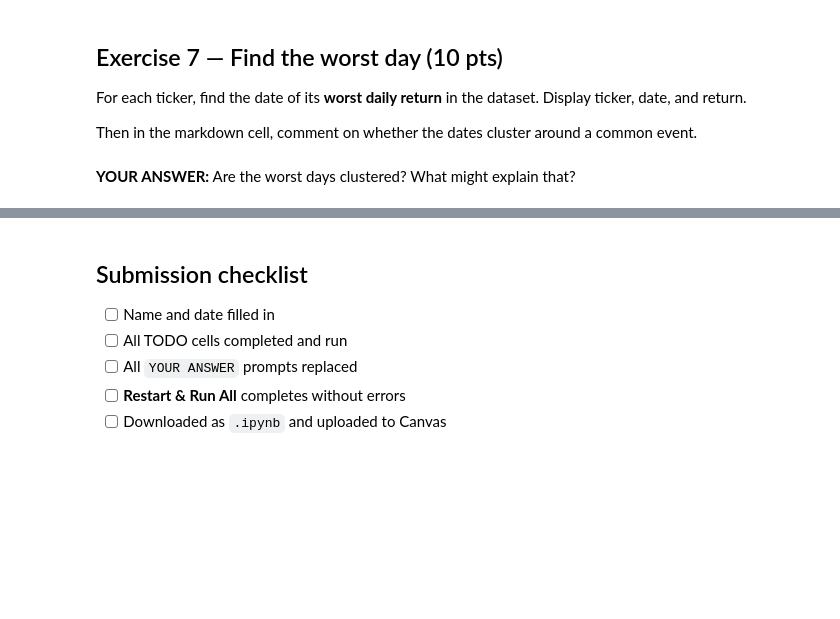
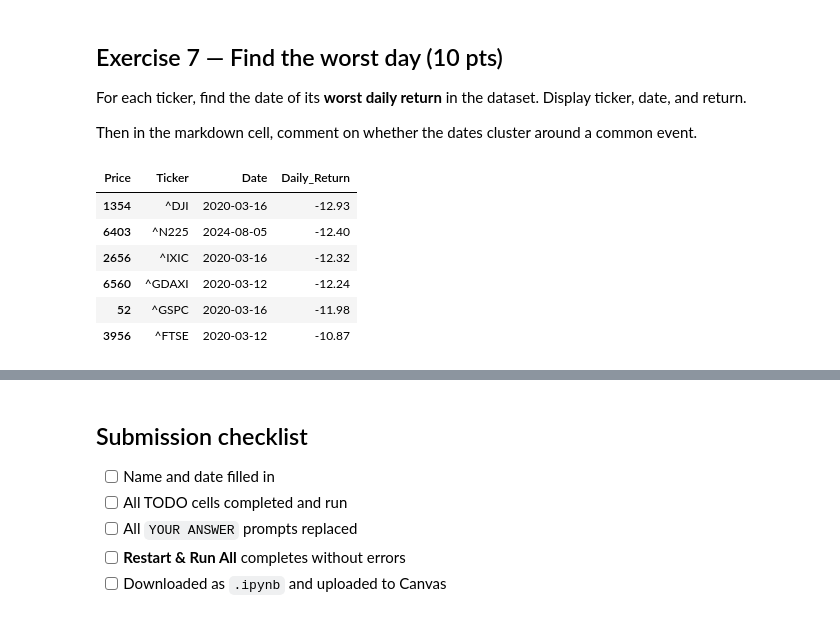
Before and after one commit to stewari23/ITCS-3162, a Jupyter notebook: lab_04_exercise.ipynb, the cells around one changed output, grey strips where cells are left out. Saved outputs shown, nothing was run; the diff lists cells and outputs as text; code cells hidden in the pictures; blank space fills up the shorter version.

```diff
--- a/lab_04_exercise.ipynb
+++ b/lab_04_exercise.ipynb
@@ -304,2 +375,25 @@ Then in the markdown cell, comment on whether the dates cluster around a common
-# %% [markdown]
-**YOUR ANSWER:** Are the worst days clustered? What might explain that?
+# %%
+# TODO: worst day per ticker
+# Make sure rows are sorted
+df = df.sort_values(["Ticker", "Date"])
+
+# Compute daily returns if needed
+df["Daily_Return"] = df.groupby("Ticker")["Close"].pct_change()
+
+# Find the row with the worst daily return for each ticker
+worst_days = df.loc[df.groupby("Ticker")["Daily_Return"].idxmin(),
+                   ["Ticker", "Date", "Daily_Return"]]
+
+# Make it easier to read
+worst_days = worst_days.sort_values("Daily_Return")
+worst_days["Daily_Return"] = (worst_days["Daily_Return"] * 100).round(2)
+
+worst_days
+# %% [output]
+| Price | Ticker | Date | Daily_Return |
+| 1354 | ^DJI | 2020-03-16 | -12.93 |
+| 6403 | ^N225 | 2024-08-05 | -12.40 |
+| 2656 | ^IXIC | 2020-03-16 | -12.32 |
+| 6560 | ^GDAXI | 2020-03-12 | -12.24 |
+| 52 | ^GSPC | 2020-03-16 | -11.98 |
+| 3956 | ^FTSE | 2020-03-12 | -10.87 |
```
Also changed, not shown: parts of 10 cells of this notebook.
